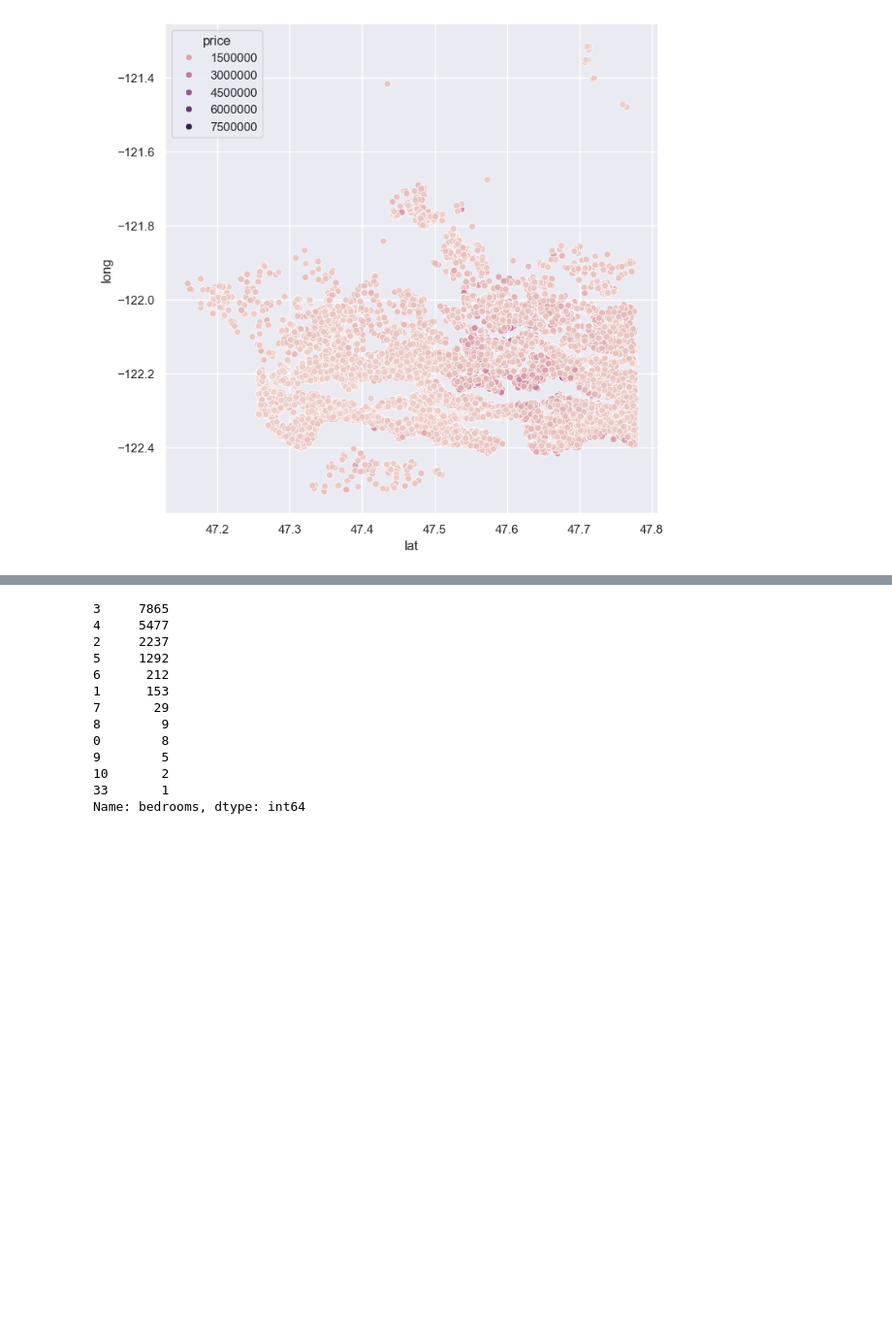
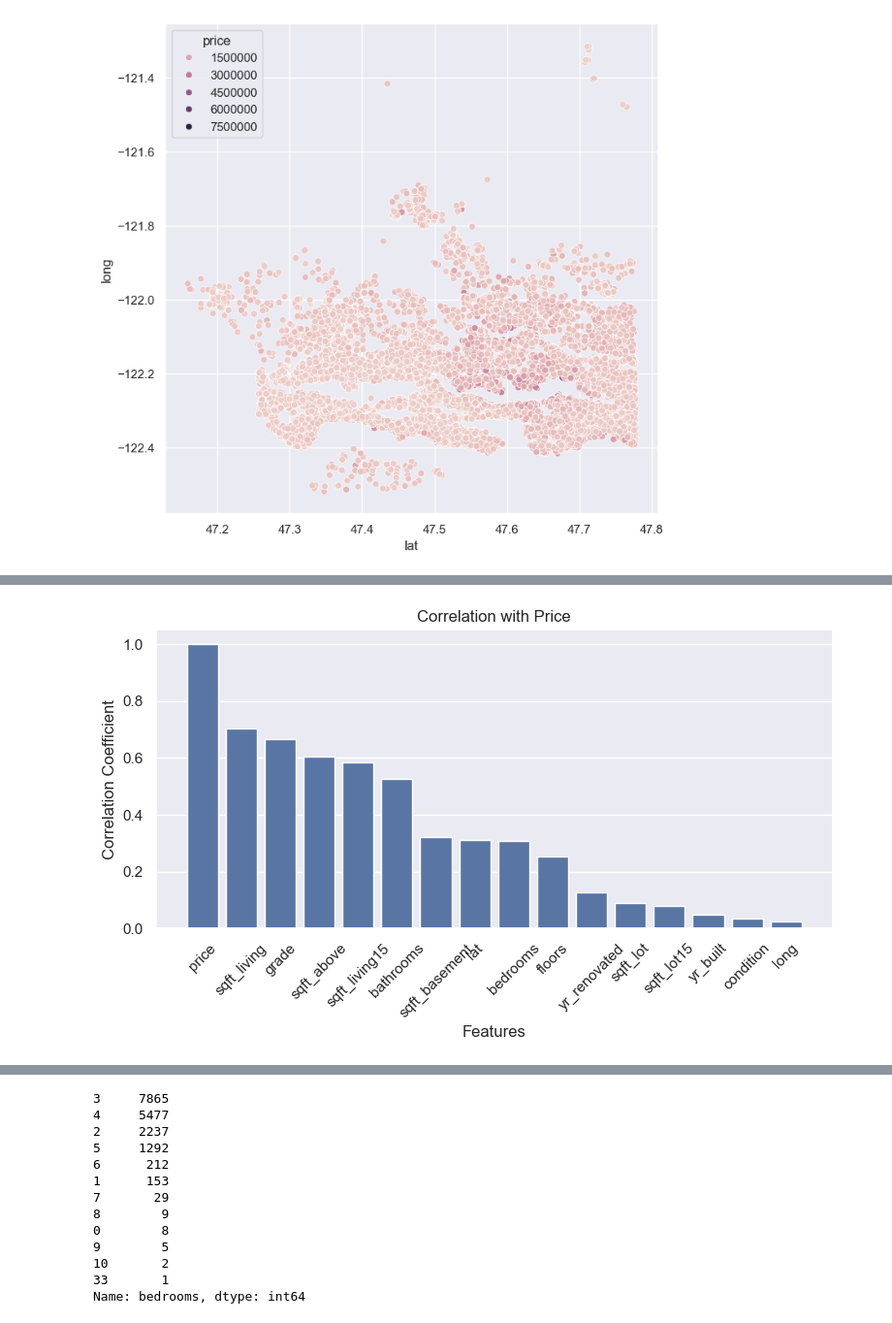
Before and after one commit to Louis-Bad/MSc_Concepts_of_AI, a Jupyter notebook: notebooks/Regression Analysis.ipynb, the cells around one changed output, grey strips where cells are left out. Shown at 97% size. Saved outputs shown, nothing was run; the diff lists cells and outputs as text; code cells hidden in the pictures; blank space fills up the shorter version.

```diff
--- a/notebooks/Regression Analysis.ipynb
+++ b/notebooks/Regression Analysis.ipynb
@@ -275 +260,21 @@ Assumptions:
+# %%
+# Ordered bar chart of Pearson correlation coefs of each feature and the house price
+# The features that are more closely correlated to the price variable are sqft_living, grade, sqft_above, and sqft_living15.
+# sqft_living and sqft_above are highly correlated with each other (as expected as sqft_above is a component of sqft_living) and may not be suitable for use together in the model.
+# As I will be fitting a simple linear regression model I will narrow my search for the best feature to these four features and consideration of other - and multiple - features will be used for future iterations
+# Multicolinearity will not need to be considered unless a more complex multivariate regression model were to be used in future developments
+
+corr_matrix = price_df.corr()[['price']].sort_values('price', ascending=False)
+
+plt.subplots(figsize=(9,4))
+
+
+sns.barplot(x=corr_matrix.index, y=corr_matrix['price'])
+plt.title("Correlation with Price")
+plt.xlabel("Features")
+plt.ylabel("Correlation Coefficient")
+plt.xticks(rotation=45)
+plt.plot();
+# %% [output]
+[figure, new version]
 # %%
```
Also changed, not shown: parts of 29 cells of this notebook.
